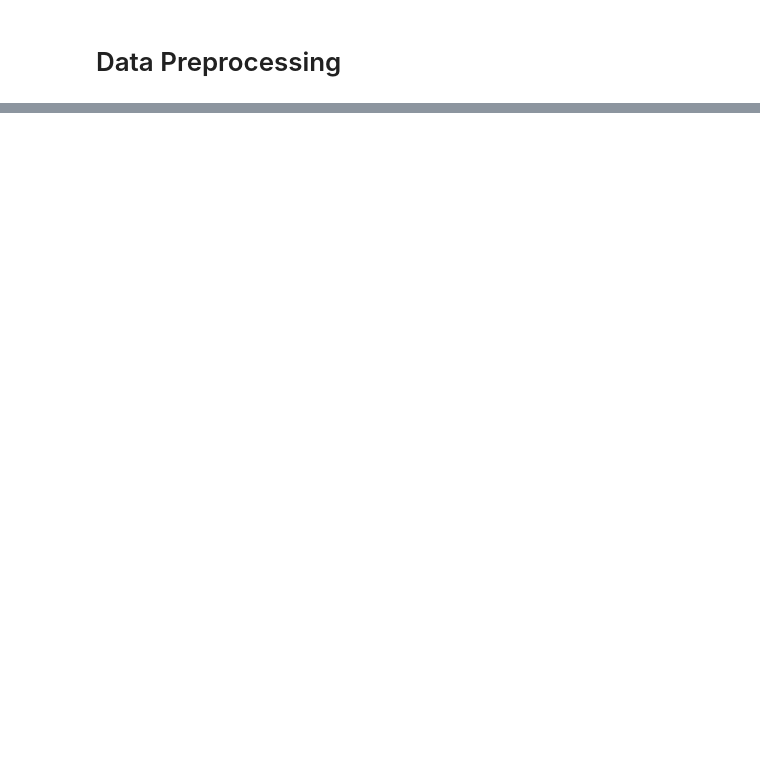
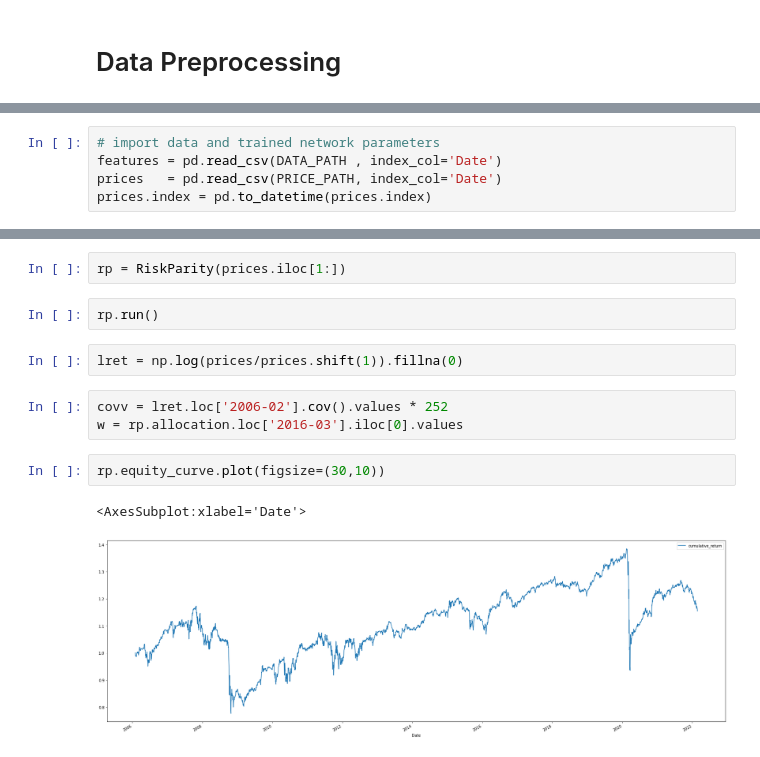
Before and after one commit to kibeomkim14/DL_Enhanced_RiskParity, a Jupyter notebook: notebooks/hyperparameter_search.ipynb, the cells around one changed output, grey strips where cells are left out. Saved outputs shown, nothing was run; the diff lists cells and outputs as text; blank space fills up the shorter version.

```diff
--- a/notebooks/hyperparameter_search.ipynb
+++ b/notebooks/hyperparameter_search.ipynb
@@ -133,0 +21,5 @@ torch.save({'net_state_dict':model.state_dict(), 'optimizer_dict':optimizer.stat
+# %%
+# import data and trained network parameters
+features = pd.read_csv(DATA_PATH , index_col='Date')
+prices   = pd.read_csv(PRICE_PATH, index_col='Date')
+prices.index = pd.to_datetime(prices.index)
@@ -133,0 +83,14 @@ torch.save({'net_state_dict':model.state_dict(), 'optimizer_dict':optimizer.stat
+# %%
+rp = RiskParity(prices.iloc[1:])
+# %%
+rp.run()
+# %%
+lret = np.log(prices/prices.shift(1)).fillna(0)
+# %%
+covv = lret.loc['2006-02'].cov().values * 252
+w = rp.allocation.loc['2016-03'].iloc[0].values
+# %%
+rp.equity_curve.plot(figsize=(30,10))
+# %% [output]
+<AxesSubplot:xlabel='Date'>
+[figure, added]
```
Also changed, not shown: parts of 15 cells of this notebook.
